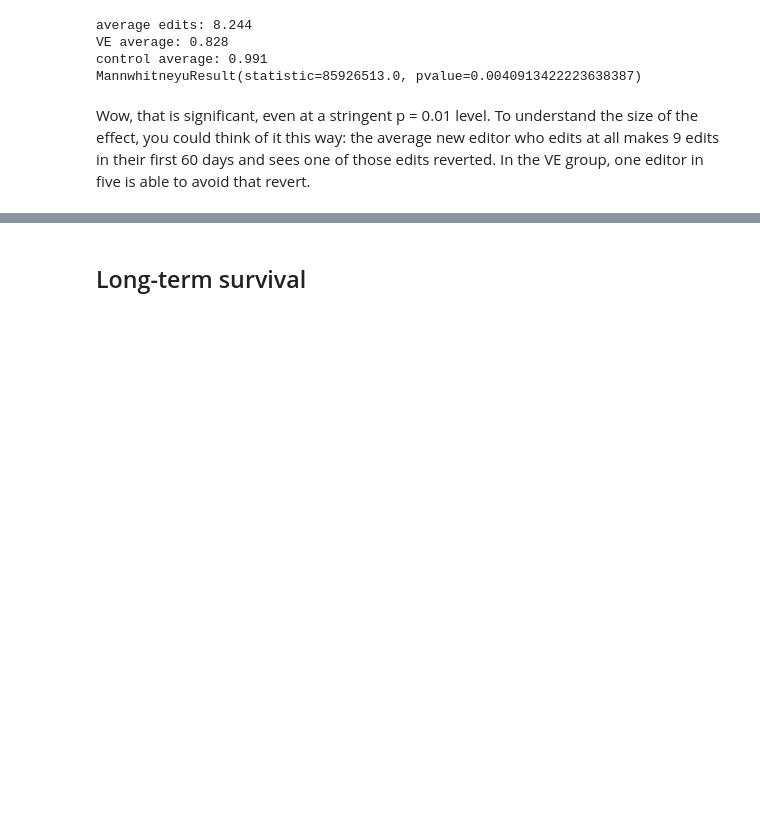
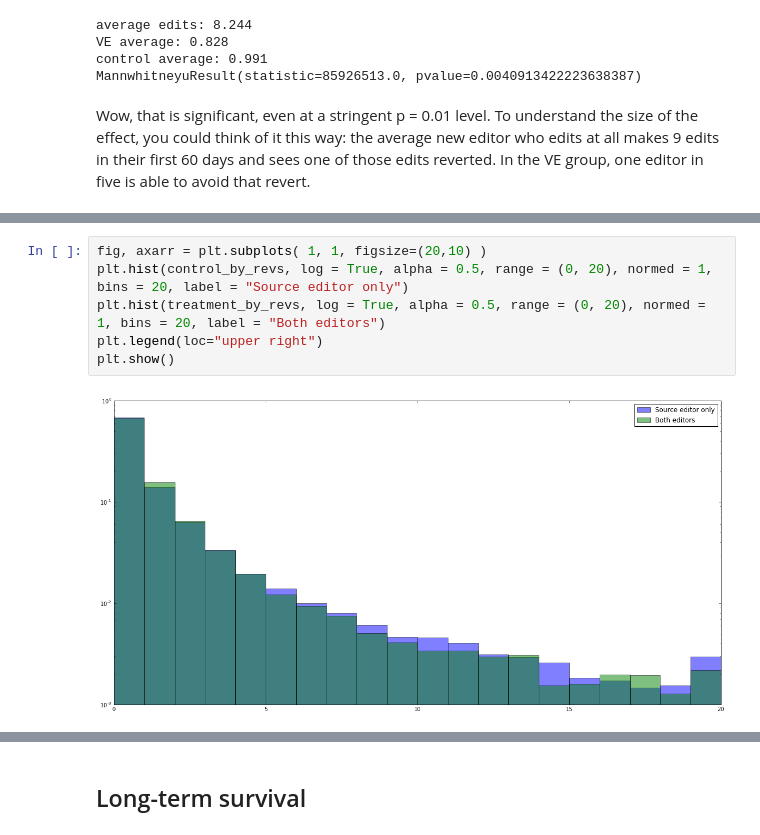
Before and after one commit to neilpquinn/2015-11-VE-experiment-follow-up, a Jupyter notebook: VE experiment follow-up.ipynb, the cells around one changed output, grey strips where cells are left out. Saved outputs shown, nothing was run; the diff lists cells and outputs as text; blank space fills up the shorter version.

```diff
--- a/VE experiment follow-up.ipynb
+++ b/VE experiment follow-up.ipynb
@@ -576,0 +640,8 @@ Wow, that is significant, even at a stringent p = 0.01 level. To understand the
+# %%
+fig, axarr = plt.subplots( 1, 1, figsize=(20,10) )
+plt.hist(control_by_revs, log = True, alpha = 0.5, range = (0, 20), normed = 1, bins = 20, label = "Source editor only")
+plt.hist(treatment_by_revs, log = True, alpha = 0.5, range = (0, 20), normed = 1, bins = 20, label = "Both editors")
+plt.legend(loc="upper right")
+plt.show()
+# %% [output]
+[figure, added]
```
Also changed, not shown: parts of 12 cells of this notebook.
